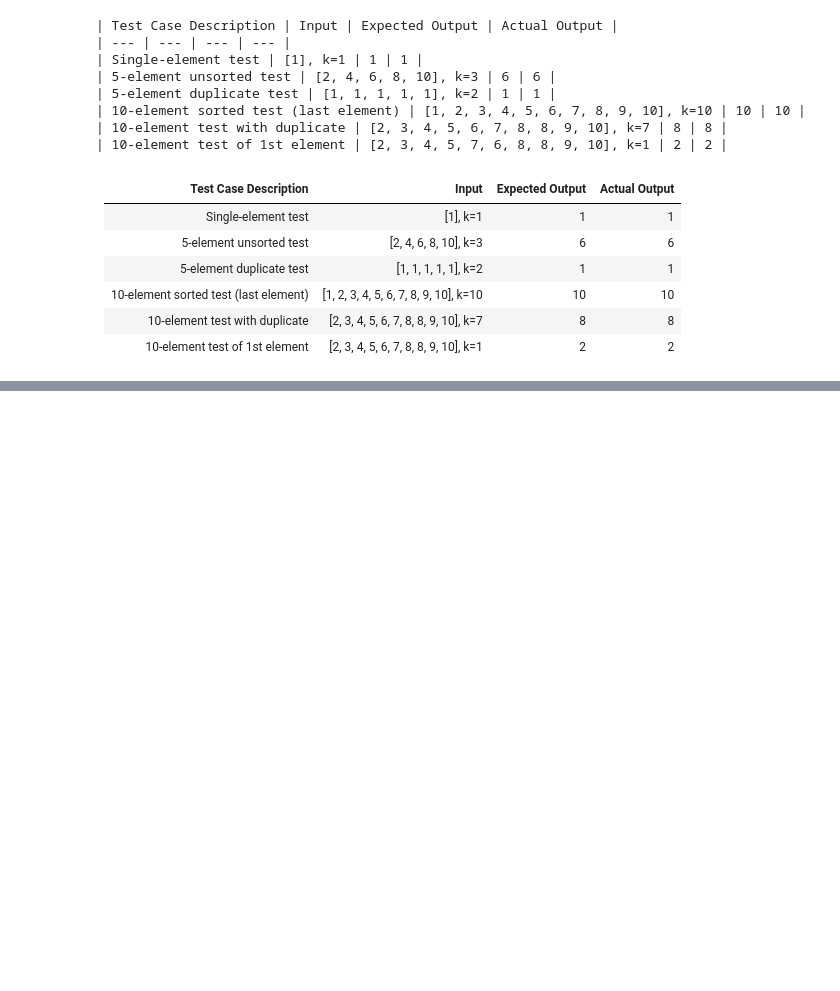
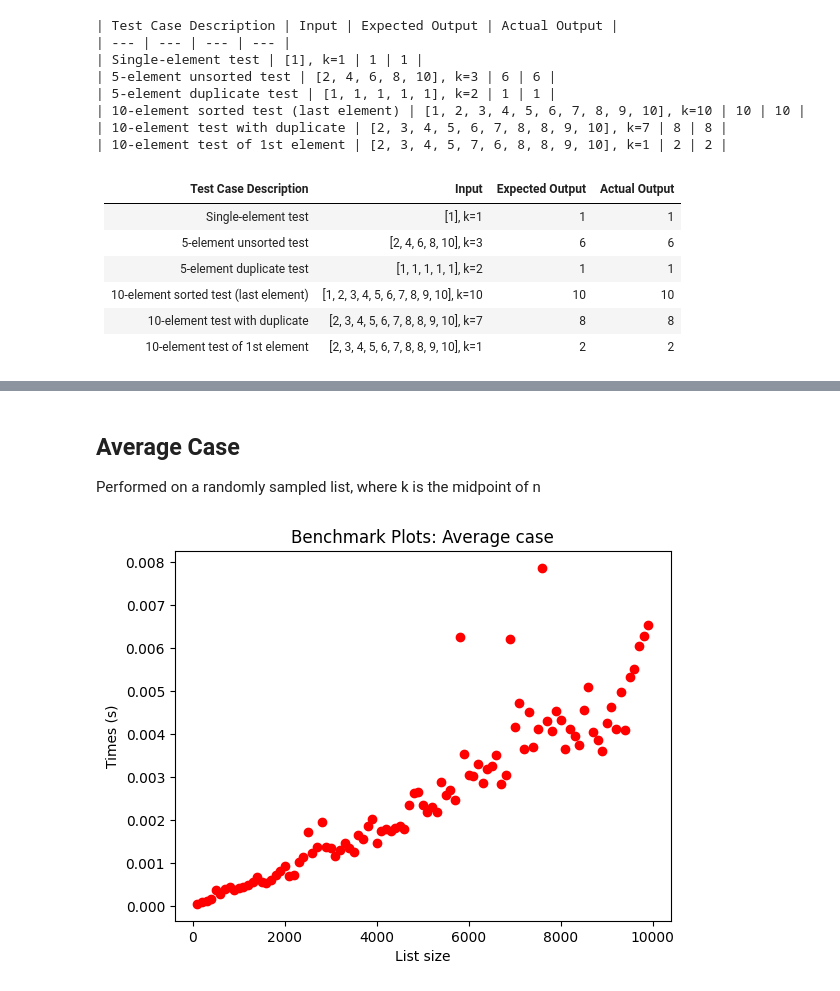
Before and after one commit to Insufficient-Charge/CSC3310_TeamN, a Jupyter notebook: Lab3.ipynb, the cells around one changed output, grey strips where cells are left out. Drawn from its saved outputs; the diff is of its cells as text; code cells hidden in the pictures; blank space fills up the shorter version.

Commit message:
Adding benchmark updates

```diff
--- a/Lab3.ipynb
+++ b/Lab3.ipynb
@@ -154,0 +157,19 @@ for inp, k, exp_out, desc in test_cases:
+# %%
+import time
+def benchmark(input_list, k, algorithm=kSmall, do_print=False):
+    start_time = time.perf_counter()
+
+    algorithm(input_list, k)
+
+    end_time = time.perf_counter()
+    elapsed = end_time - start_time
+
+    if do_print:
+        print("Benchmark time elapsed:", elapsed)
+    return elapsed
+
+for input_list, k, _, test_name in test_cases:
+    # Make sure all of our test cases can be successfully benchmarked
+    print("\n" + test_name)
+    elapsed = benchmark(input_list, k)
+    print("Time elapsed:", elapsed)
@@ -154,0 +194,4 @@ for inp, k, exp_out, desc in test_cases:
+# %% [markdown]
+## Average Case
+
+Performed on a randomly sampled list, where k is the midpoint of n
@@ -154,0 +201,20 @@ for inp, k, exp_out, desc in test_cases:
+# %%
+avg_times = []
+ns = range(100, int(10e3), 100)
+num_cases = 10
+
+for n in ns:
+    cases = [random.sample(range(100000), n) for _ in range(num_cases)]
+    elapsed_times = [benchmark(case, k=random.randint(1,n), do_print=False) for case in cases]
+    elapsed_avg_time = sum(elapsed_times) / len(elapsed_times)
+    avg_times.append(elapsed_avg_time)
+
+plt.scatter(ns, avg_times, color='red')
+
+# Title & axis labels
+plt.title("Benchmark Plots: Average case")
+plt.xlabel("List size")
+plt.ylabel("Times (s)")
+plt.show()
+# %% [output]
+[figure, added]
```
Also changed, not shown: parts of 7 cells of this notebook.
